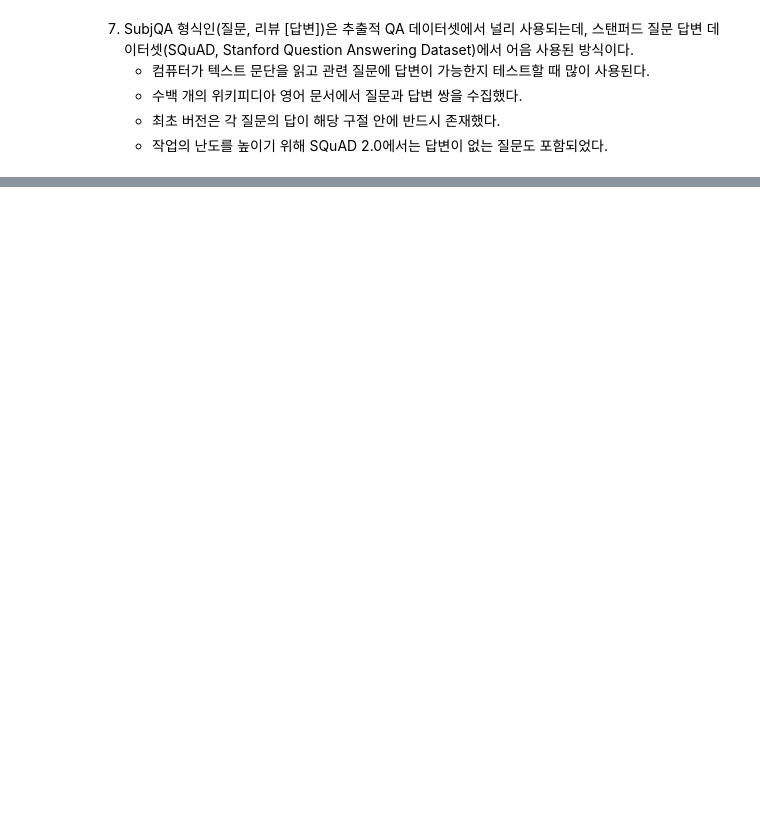
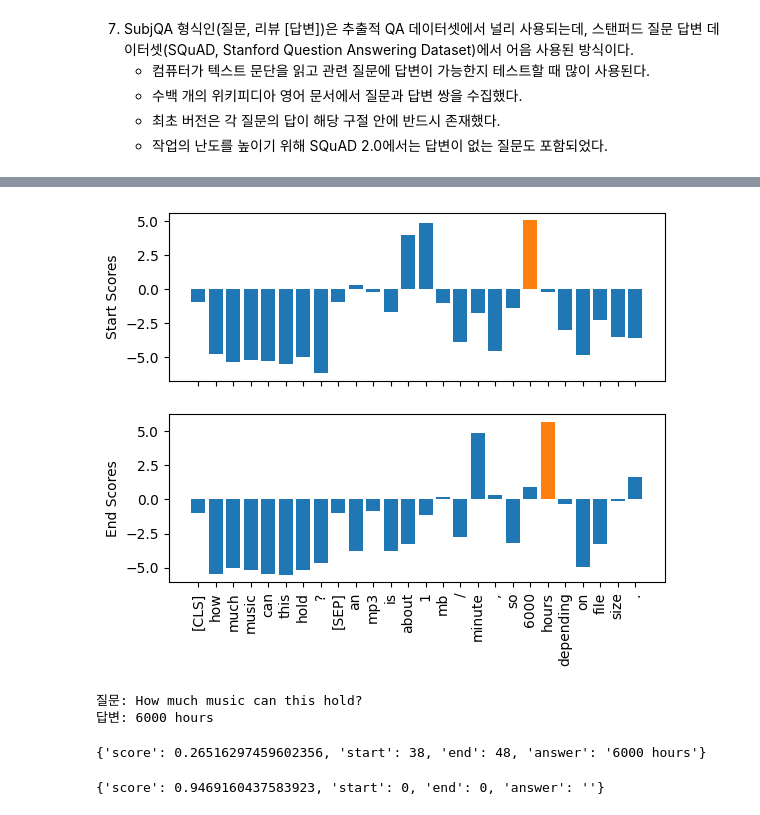
Before and after one commit to redinbluesky/nlp-with-transformers, a Jupyter notebook: 07-질문_답변.ipynb, the cells around one changed output, grey strips where cells are left out. Cells and saved outputs as stored; diff of their text form; code cells hidden in the pictures; blank space fills up the shorter version.

```diff
--- a/07-질문_답변.ipynb
+++ b/07-질문_답변.ipynb
@@ -146,0 +195,7 @@ for quections_types in ["How", "What", "Is"]:
+# %%
+# 모델 동작을 위해 짧은 텍스트에서 답을 추출해본다.
+#   - token_type_ids: 문장 구분을 위한 세그먼트 아이디
+question = "How much music can this hold?"
+context = """An MP3 is about 1 MB/minute, so about 6000 hours depending on file size."""
+inputs = tokenizer(question, context, return_tensors="pt")
+inputs
@@ -146,0 +223,11 @@ for quections_types in ["How", "What", "Is"]:
+# %%
+# QA 헤드와 함께 모델 객체를 초기화하고 입력을 정방향 패스에 통과시킨다.
+#   - 인코더의 은닉 상태를 받아 시작과 종료 범위의 로직을 계산하는 선형층
+import torch
+from transformers import AutoModelForQuestionAnswering
+
+model = AutoModelForQuestionAnswering.from_pretrained(model_ckpt)
+
+with torch.no_grad():
+    outputs = model(**inputs)
+print(outputs)
@@ -146,0 +250,7 @@ for quections_types in ["How", "What", "Is"]:
+# %%
+# 출력을 답의 범위로 변환하기 위해 시작과 종료 토큰의 로짓을 가져온다.
+start_logits = outputs.start_logits
+end_logits = outputs.end_logits
+print(f"input shape: {inputs['input_ids'].shape}")
+print(f"start_logits shape: {start_logits.shape}")
+print(f"end_logits shape: {end_logits.shape}")
@@ -146,0 +269,46 @@ for quections_types in ["How", "What", "Is"]:
+# %%
+import numpy as np
+import matplotlib.pyplot as plt
+
+s_scores = start_logits.detach().numpy().flatten()
+e_scores = end_logits.detach().numpy().flatten()
+tokens = tokenizer.convert_ids_to_tokens(inputs["input_ids"][0])
+
+fig, (ax1, ax2) = plt.subplots(nrows=2, sharex=True)
+colors = ["C0" if s != np.max(s_scores) else "C1" for s in s_scores]
+ax1.bar(x=tokens, height=s_scores, color=colors)
+ax1.set_ylabel("Start Scores")
+colors = ["C0" if s != np.max(e_scores) else "C1" for s in e_scores]
+ax2.bar(x=tokens, height=e_scores, color=colors)
+ax2.set_ylabel("End Scores")
+plt.xticks(rotation="vertical")
+plt.show()
+# %% [output]
+[figure, added]
+# %%
+# 최종 답을 얻기 위해 시작 토큰롸 종료 토큰의 로짓에 argmax를 적용한다.
+#   - 입력에서 이 범위를 스라이싱한다.
+#   - 결과를 디코딩해 텍스트로 출력한다.
+import torch
+
+start_idx = torch.argmax(start_logits)
+end_idx = torch.argmax(end_logits) + 1
+answer_span = inputs["input_ids"][0][start_idx:end_idx]
+answer = tokenizer.decode(answer_span)
+print(f"질문: {question}")
+print(f"답변: {answer}")
+# %% [output]
+질문: How much music can this hold?
+답변: 6000 hours
+# %%
+# 파이프라인을 통한 파이프라인 초기화
+from transformers import pipeline
+
+pipe = pipeline("question-answering", model=model, tokenizer=tokenizer)
+pipe(question=question, context=context, topk=3)
+# %% [output]
+{'score': 0.26516297459602356, 'start': 38, 'end': 48, 'answer': '6000 hours'}
+# %%
+pipe(question="What is there no data?", context=context, handle_impossible_answer=True)
+# %% [output]
+{'score': 0.9469160437583923, 'start': 0, 'end': 0, 'answer': ''}
```
Also changed, not shown: parts of 22 cells of this notebook, 6 other files.
